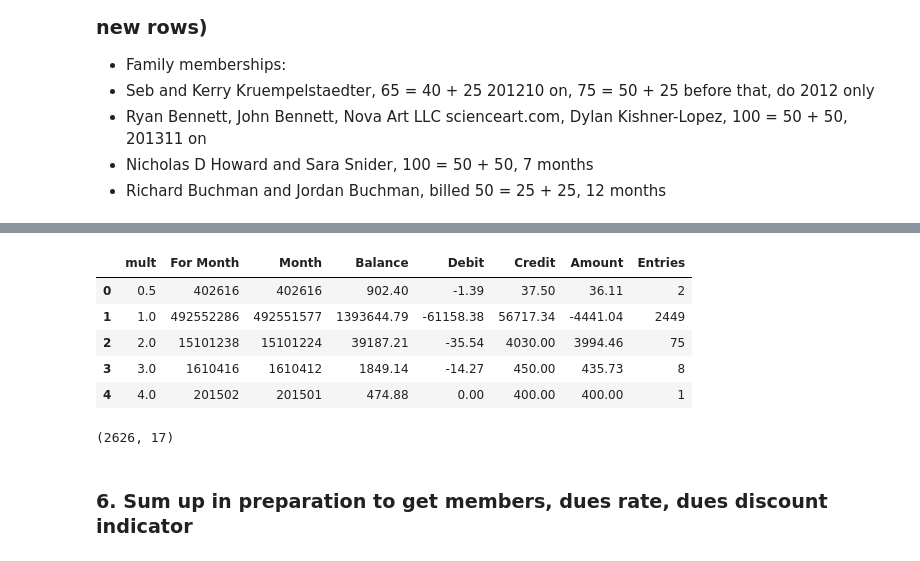
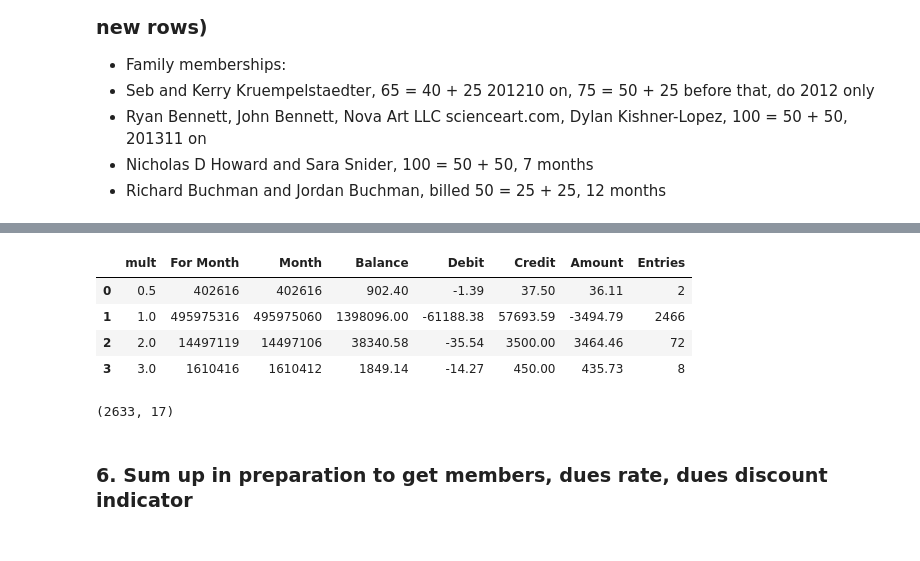
Before and after one commit to lizbaumann/SSD_database, a Jupyter notebook: SSDdb_Paypal.ipynb, the cells around one changed output, grey strips where cells are left out. Saved outputs shown, nothing was run; the diff lists cells and outputs as text; code cells hidden in the pictures.

```diff
--- a/SSDdb_Paypal.ipynb
+++ b/SSDdb_Paypal.ipynb
@@ -77,6 +77,10 @@ dfp['Account'] = 'Paypal'
 dfp['how'] = 'EFT'
 dfp['Debit'] = [d if d < 0 else 0 for d in dfp['PP_Gross']]
 dfp['Credit'] = [d if d >= 0 else 0 for d in dfp['PP_Gross']]
+# get For Date (and For Month) on the main Paypal df - increment to next month if late in month
+dfp['For Date'] = [d if int(d.strftime('%d')) < 20 else d + pd.DateOffset(months=1) for d in dfp['Date']]
+dfp = dfp[dfp['For Date'] >= '2013-01-01']
+
 
 # Name reassignment: multiple people paying for one member, aliases, etc.
 df_names = [
@@ -116,7 +120,6 @@ dfp['mbr_name'].fillna(dfp['who'], inplace=True)
 dfp['who'] = dfp['mbr_name'].apply(lambda x: x.title())
 dfp.drop('mbr_name', axis=1, inplace=True)
 
-
 # get Paypal transaction fee into rows not separate column
 dfp_gross = dfp.copy()
 dfp_gross['PP_Fee'] = 0
@@ -130,8 +133,9 @@ dfp_fees['who'] = 'Paypal'
 dfp = pd.DataFrame()
 dfp = dfp_gross.append(dfp_fees, ignore_index=True)
 
-dfp['Amount'] = dfp['Debit'] + dfp['Credit']
 
-dfp2 = dfp.copy()
-dfp.shape # (3024, 19)
+dfp['For Month'] = dfp['For Date'].apply(lambda x: int(x.strftime('%Y%m')))
+
+dfp2b = dfp.copy()
+dfp.shape # (2516, 20) is For Dates 201301 on
 # %% [output]
@@ -190,11 +304,9 @@ def assign_what3_pp(s):
     if ('$30.00 per person' in s['PP_Item Title']) & \
         ('3D' in s['PP_Item Title']):
         mult = 2.0
-    elif (s['TransID'] == '4X918481AG9097134') & (s['who'] == 'Ryan Bennett'):
-        mult = 4.0
     elif '3 Months' in s['PP_Option 1']:
         mult = 3.0
-    elif ('2 Months' in s['PP_Option 1']) | (s['Amount'] == 130):
+    elif ('2 Months' in s['PP_Option 1']) & (s['who'] != 'Ryan Bennett'):
         mult = 2.0
     elif ('1 Half-Month' in s['PP_Option 1']) | \
         ('after the 15th' in s['PP_Option 1']) | \
@@ -209,5 +321,5 @@ dfp_what3 = dfp.apply(assign_what3_pp, axis=1)
 dfp = dfp.join(dfp_what3)
 
 dfp3 = dfp.copy()
-dfp.shape # (3024, 21)
+dfp.shape # (2525, 23)
 # %% [output]
@@ -302,34 +403,27 @@ dfp['mult'].sum() # 3100 no adj, 3119 Rich (12) and Nick (7), 3154 with Seb,
 # %%
 dfp_m1 = dfp.copy()
 dfp_m2 = dfp.copy()
 dfp_m3 = dfp.copy()
 dfp_m4 = dfp.copy()
-dfp_m5 = dfp.copy()
 
 dfp_m1 = dfp_m1[dfp_m1['mult'] <= 1.0]
 dfp_m2 = dfp_m2[dfp_m2['mult'] == 2.0]
 dfp_m3 = dfp_m3[dfp_m3['mult'] == 3.0]
-dfp_m4 = dfp_m4[dfp_m4['mult'] == 4.0] # 1/27/15 Ryan Bennett
-dfp_m5 = dfp_m5[dfp_m5['mult'] >= 5.0] # should be none
+dfp_m4 = dfp_m4[dfp_m4['mult'] >= 4.0] # should be none
 
 dfp.groupby(['mult'], as_index=False).sum()
 # %% [output]
 |  | mult | For Month | Month | Balance | Debit | Credit | Amount | Entries |
 | 0 | 0.5 | 402616 | 402616 | 902.40 | -1.39 | 37.50 | 36.11 | 2 |
-| 1 | 1.0 | 492552286 | 492551577 | 1393644.79 | -61158.38 | 56717.34 | -4441.04 | 2449 |
-| 2 | 2.0 | 15101238 | 15101224 | 39187.21 | -35.54 | 4030.00 | 3994.46 | 75 |
+| 1 | 1.0 | 495975316 | 495975060 | 1398096.00 | -61188.38 | 57693.59 | -3494.79 | 2466 |
+| 2 | 2.0 | 14497119 | 14497106 | 38340.58 | -35.54 | 3500.00 | 3464.46 | 72 |
 | 3 | 3.0 | 1610416 | 1610412 | 1849.14 | -14.27 | 450.00 | 435.73 | 8 |
-| 4 | 4.0 | 201502 | 201501 | 474.88 | 0.00 | 400.00 | 400.00 | 1 |
 # %%
 dfp_m2a = dfp_m2.copy()
 dfp_m2b = dfp_m2.copy()
 dfp_m3a = dfp_m3.copy()
 dfp_m3b = dfp_m3.copy()
 dfp_m3c = dfp_m3.copy()
-dfp_m4a = dfp_m4.copy()
-dfp_m4b = dfp_m4.copy()
-dfp_m4c = dfp_m4.copy()
-dfp_m4d = dfp_m4.copy()
 
 numerics = ['Debit', 'Credit', 'Amount', 'mult']
 
@@ -339,29 +433,15 @@ for field in numerics:
     dfp_m3a[field] = dfp_m3[field] / 3
     dfp_m3b[field] = dfp_m3[field] / 3
     dfp_m3c[field] = dfp_m3[field] / 3
-    dfp_m4a[field] = dfp_m4[field] / 4
-    dfp_m4b[field] = dfp_m4[field] / 4
-    dfp_m4c[field] = dfp_m4[field] / 4
-    dfp_m4d[field] = dfp_m4[field] / 4
-
-# Ryan Bennett special 4 month payment
-dfp_m4a['For Date'] = '2014-08-01'
-dfp_m4a['For Month'] = 201408
 
 # increment For Date, For Month for 2nd of 2 month, 2nd and 3rd of 3 month, etc.
 dfp_m2b['For Date'] = dfp_m2b['For Date'].apply(lambda x: x + pd.DateOffset(months=1))
 dfp_m3b['For Date'] = dfp_m3b['For Date'].apply(lambda x: x + pd.DateOffset(months=1))
 dfp_m3c['For Date'] = dfp_m3c['For Date'].apply(lambda x: x + pd.DateOffset(months=2))
-dfp_m4b['For Date'] = dfp_m4b['For Date'].apply(lambda x: x + pd.DateOffset(months=1))
-dfp_m4c['For Date'] = dfp_m4c['For Date'].apply(lambda x: x + pd.DateOffset(months=2))
-dfp_m4d['For Date'] = dfp_m4d['For Date'].apply(lambda x: x + pd.DateOffset(months=3))
 
 dfp_m2b['For Month'] = dfp_m2b['For Date'].apply(lambda x: int(x.strftime('%Y%m')))
 dfp_m3b['For Month'] = dfp_m3b['For Date'].apply(lambda x: int(x.strftime('%Y%m')))
 dfp_m3c['For Month'] = dfp_m3c['For Date'].apply(lambda x: int(x.strftime('%Y%m')))
-dfp_m4b['For Month'] = dfp_m4b['For Date'].apply(lambda x: int(x.strftime('%Y%m')))
-dfp_m4c['For Month'] = dfp_m4c['For Date'].apply(lambda x: int(x.strftime('%Y%m')))
-dfp_m4d['For Month'] = dfp_m4d['For Date'].apply(lambda x: int(x.strftime('%Y%m')))
 #dfp_m2b.groupby(['Date', 'For Month', 'For Date'], as_index=False).sum()
 
 # now reassemble data
@@ -372,16 +452,12 @@ dfp = dfp.append(dfp_m2b, ignore_index=True)
 dfp = dfp.append(dfp_m3a, ignore_index=True)
 dfp = dfp.append(dfp_m3b, ignore_index=True)
 dfp = dfp.append(dfp_m3c, ignore_index=True)
-dfp = dfp.append(dfp_m4a, ignore_index=True)
-dfp = dfp.append(dfp_m4b, ignore_index=True)
-dfp = dfp.append(dfp_m4c, ignore_index=True)
-dfp = dfp.append(dfp_m4d, ignore_index=True)
 
 
 dfp5 = dfp.copy()
-dfp.shape # (3158, 17)
+dfp.shape # (2633, 17)
 # %% [output]
-(2626, 17)
+(2633, 17)
 # %% [markdown]
 ### 6. Sum up in preparation to get members, dues rate, dues discount indicator
 # %%
```
Also changed, not shown: parts of 22 cells of this notebook, 1 other file.
